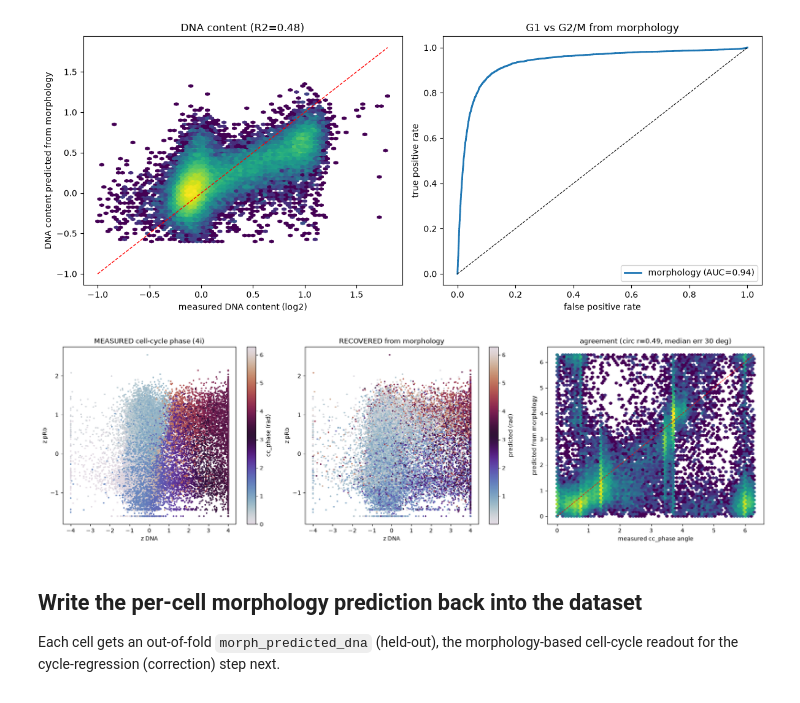
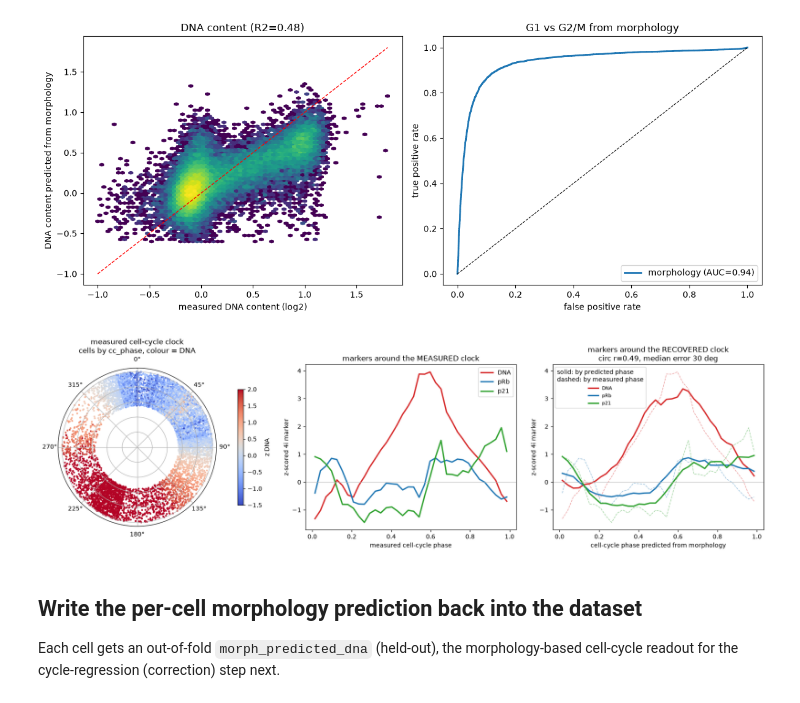
Before and after one commit to talha1369/cytodata-altair-crossmodal, a Jupyter notebook: phase_to_cell_cycle.ipynb, the cells around one changed output. Saved outputs shown, nothing was run; the diff lists cells and outputs as text; code cells hidden in the pictures.

```diff
--- a/phase_to_cell_cycle.ipynb
+++ b/phase_to_cell_cycle.ipynb
@@ -220,19 +220,43 @@ fpr, tpr, _ = roc_curve(gg, pp); ax[1].plot(fpr, tpr, lw=2, label=f'morphology (
 ax[1].set_xlabel('false positive rate'); ax[1].set_ylabel('true positive rate'); ax[1].set_title('G1 vs G2/M from morphology'); ax[1].legend(); plt.tight_layout(); plt.show()
 # %% [output]
 [figure]
-# %%
-# (2) the circular clock, measured vs recovered from morphology, shown in DNA x pRb space
-err = np.abs(np.angle(np.exp(1j*(th-pred_ang))))*180/np.pi
-fig, ax = plt.subplots(1,3, figsize=(18,5.3))
-s0 = ax[0].scatter(cc['z_dna'], cc['z_pRb'], c=th, s=3, cmap='twilight'); plt.colorbar(s0, ax=ax[0], label='cc_phase (rad)')
-ax[0].set_title('MEASURED cell-cycle phase (4i)'); ax[0].set_xlabel('z DNA'); ax[0].set_ylabel('z pRb')
-s1 = ax[1].scatter(cc['z_dna'], cc['z_pRb'], c=np.mod(pred_ang,2*np.pi), s=3, cmap='twilight'); plt.colorbar(s1, ax=ax[1], label='predicted (rad)')
-ax[1].set_title('RECOVERED from morphology'); ax[1].set_xlabel('z DNA'); ax[1].set_ylabel('z pRb')
-ax[2].hexbin(th, np.mod(pred_ang,2*np.pi), gridsize=70, bins='log', extent=(0,2*np.pi,0,2*np.pi)); ax[2].plot([0,2*np.pi],[0,2*np.pi],'r--',lw=1)
-ax[2].set_xlabel('measured cc_phase angle'); ax[2].set_ylabel('predicted from morphology'); ax[2].set_title(f'agreement (circ r={circ_corr(th,pred_ang):.2f}, median err {np.median(err):.0f} deg)')
-plt.tight_layout(); plt.show()
-# %% [output]
-[figure, removed]
+# %%
+# (2) the circular clock: it exists in 4i, and morphology recovers its marker dynamics
+err = np.abs(np.angle(np.exp(1j*(th-pred_ang))))*180/np.pi
+pang = np.mod(pred_ang, 2*np.pi)
+marks = {'DNA': cc['z_dna'].astype(float).values, 'pRb': cc['z_pRb'].astype(float).values, 'p21': cc['z_p21'].astype(float).values}
+mcol = {'DNA': 'tab:red', 'pRb': 'tab:blue', 'p21': 'tab:green'}
+
+def profile(angle, v, nb=36):
+    b = np.clip((angle/(2*np.pi)*nb).astype(int), 0, nb-1)
+    s = pd.Series(v).groupby(b).mean().reindex(range(nb)).values
+    return (np.arange(nb)+0.5)/nb, s
+
+fig = plt.figure(figsize=(17, 5))
+# A: cells on the MEASURED clock (polar), coloured by DNA content -> DNA sweeps high at mid-cycle, low at the G1 ends
+axp = fig.add_subplot(1, 3, 1, projection='polar')
+rng = np.random.default_rng(0); samp = rng.choice(len(th), min(12000, len(th)), replace=False)
+r = 0.55 + 0.45*rng.random(len(samp))
+hp = axp.scatter(th[samp], r, c=marks['DNA'][samp], s=4, cmap='coolwarm', vmin=-1.5, vmax=2, rasterized=True)
+axp.set_theta_zero_location('N'); axp.set_theta_direction(-1); axp.set_yticklabels([]); axp.set_ylim(0, 1.05)
+axp.set_title('measured cell-cycle clock\ncells by cc_phase, colour = DNA'); plt.colorbar(hp, ax=axp, pad=0.1, shrink=0.7, label='z DNA')
+# B: markers around the MEASURED clock
+axb = fig.add_subplot(1, 3, 2)
+for k, v in marks.items():
+    x, s = profile(th, v); axb.plot(x, s, '-', color=mcol[k], lw=2.2, label=k)
+axb.axhline(0, color='.7', lw=.6); axb.set_xlabel('measured cell-cycle phase'); axb.set_ylabel('z-scored 4i marker')
+axb.legend(); axb.set_title('markers around the MEASURED clock')
+# C: the SAME markers around the clock PREDICTED from morphology (solid); measured overlaid (dashed)
+axc = fig.add_subplot(1, 3, 3)
+for k, v in marks.items():
+    x, s = profile(pang, v); axc.plot(x, s, '-', color=mcol[k], lw=2.2, label=k)
+    x2, s2 = profile(th, v); axc.plot(x2, s2, '--', color=mcol[k], lw=1, alpha=.45)
+axc.axhline(0, color='.7', lw=.6); axc.set_xlabel('cell-cycle phase predicted from morphology'); axc.set_ylabel('z-scored 4i marker')
+axc.legend(title='solid: by predicted phase\ndashed: by measured phase', fontsize=8)
+axc.set_title(f'markers around the RECOVERED clock\ncirc r={circ_corr(th,pred_ang):.2f}, median error {np.median(err):.0f} deg')
+plt.tight_layout(); plt.show()
+# %% [output]
+[figure, added]
 # %% [markdown]
 ## Write the per-cell morphology prediction back into the dataset
 
```
Also changed, not shown: 35 other files.
